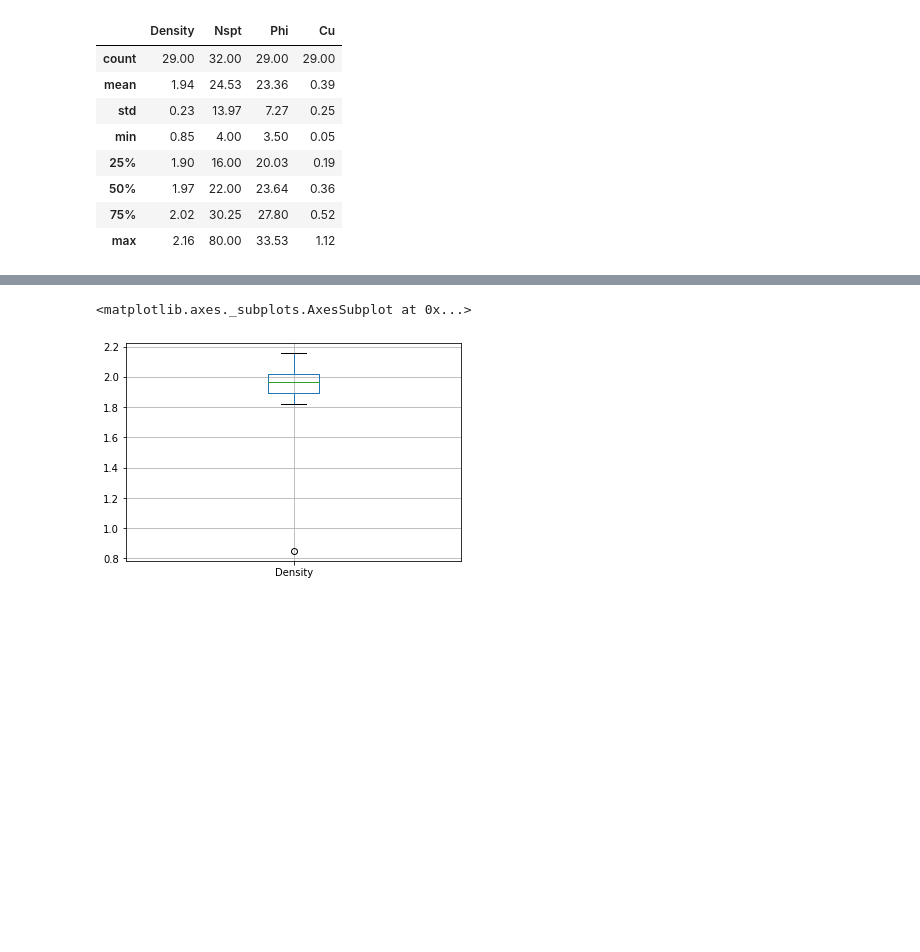
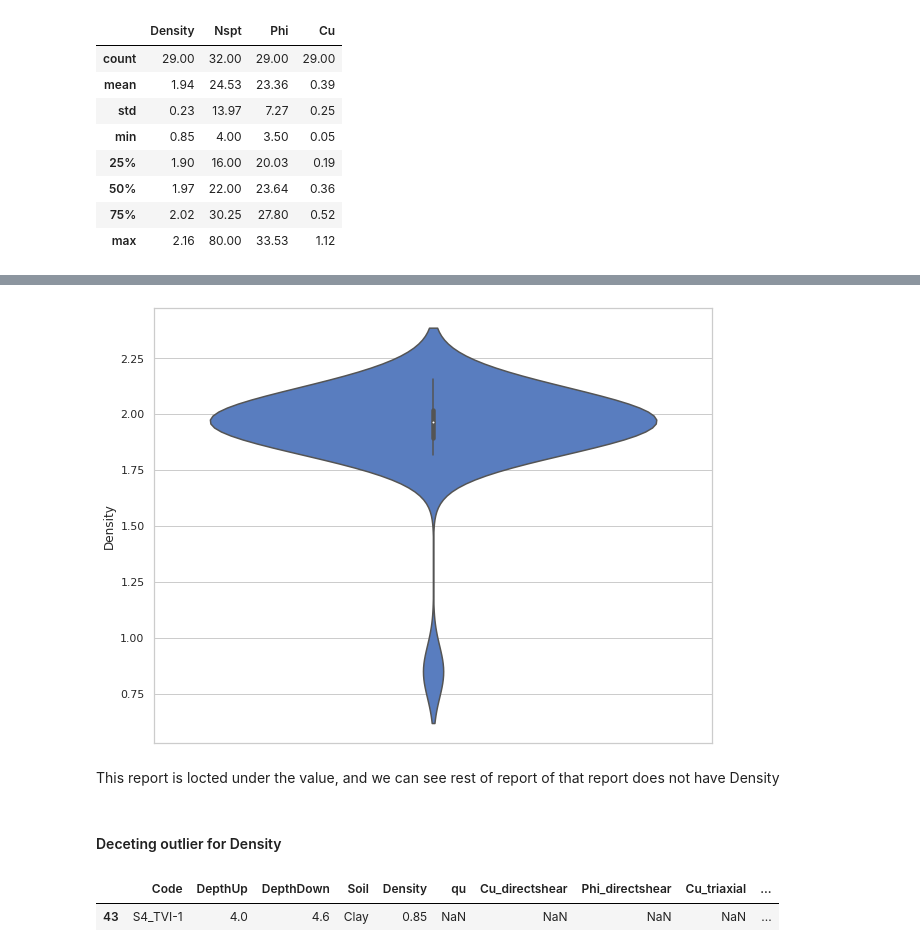
Before and after one commit to mazibazi/dataScienceGeo, a Jupyter notebook: dataPreprocesingSPT.ipynb, the cells around one changed output, grey strips where cells are left out. Cells and saved outputs as stored; diff of their text form; code cells hidden in the pictures; blank space fills up the shorter version.

```diff
--- a/dataPreprocesingSPT.ipynb
+++ b/dataPreprocesingSPT.ipynb
@@ -357,5 +510,15 @@ df1.iloc[:,[4,-1,-2,-3]].describe().applymap('{:,.2f}'.format)
+# %%
+sb.set_theme(style="whitegrid")
+plt.figure(figsize=(10,8))
+ax = sb.violinplot(y=df1["Density"], palette="muted")
+# %% [output]
+[figure, added]
+# %% [markdown]
+This report is locted under the value, and we can see rest of report of that report does not have Density
+# %% [markdown]
+#### Deceting outlier for Density
 # %%
-df1.boxplot(column=['Density'])
+df1[df1["Density"]<1]
 # %% [output]
-<matplotlib.axes._subplots.AxesSubplot at 0x...>
-[figure, removed]
+|  | Code | DepthUp | DepthDown | Soil | Density | qu | Cu_directshear | Phi_directshear | Cu_triaxial | ... |
+| 43 | S4_TVI-1 | 4.0 | 4.6 | Clay | 0.85 | NaN | NaN | NaN | NaN | ... |
```
Also changed, not shown: parts of 133 cells of this notebook.
